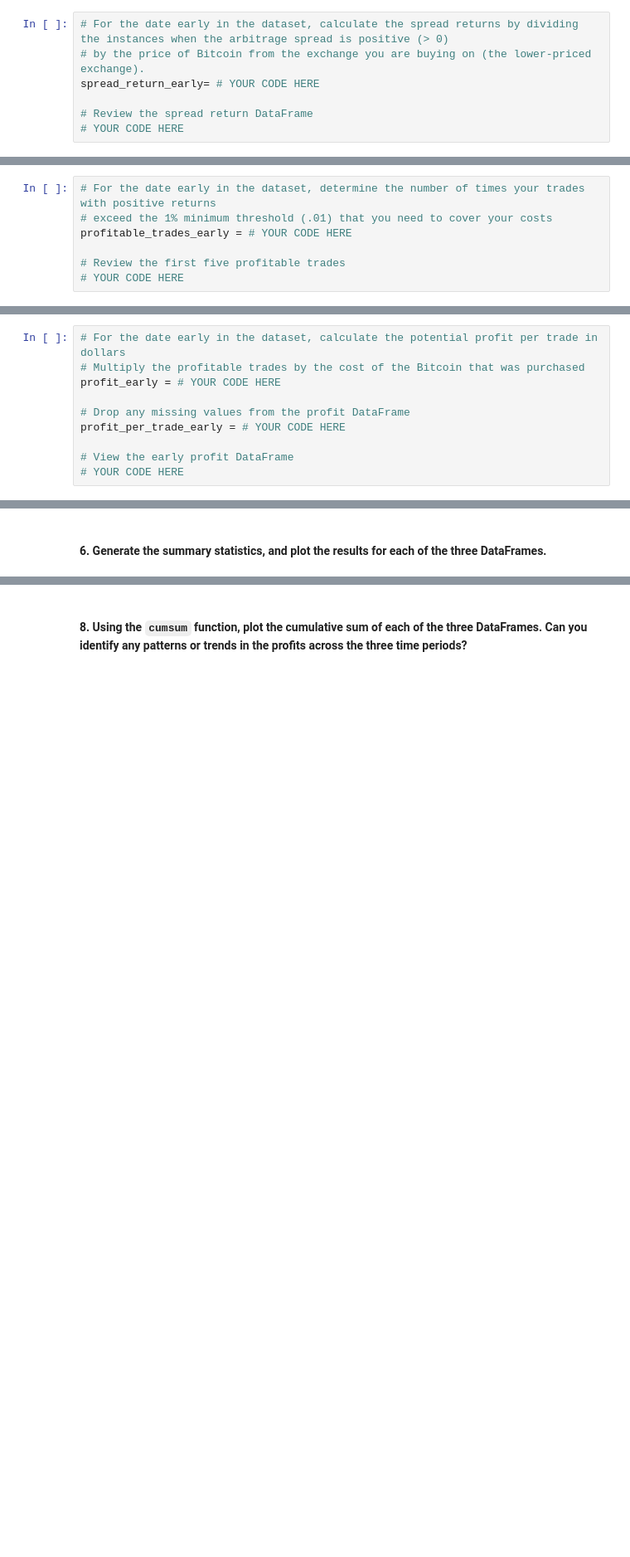
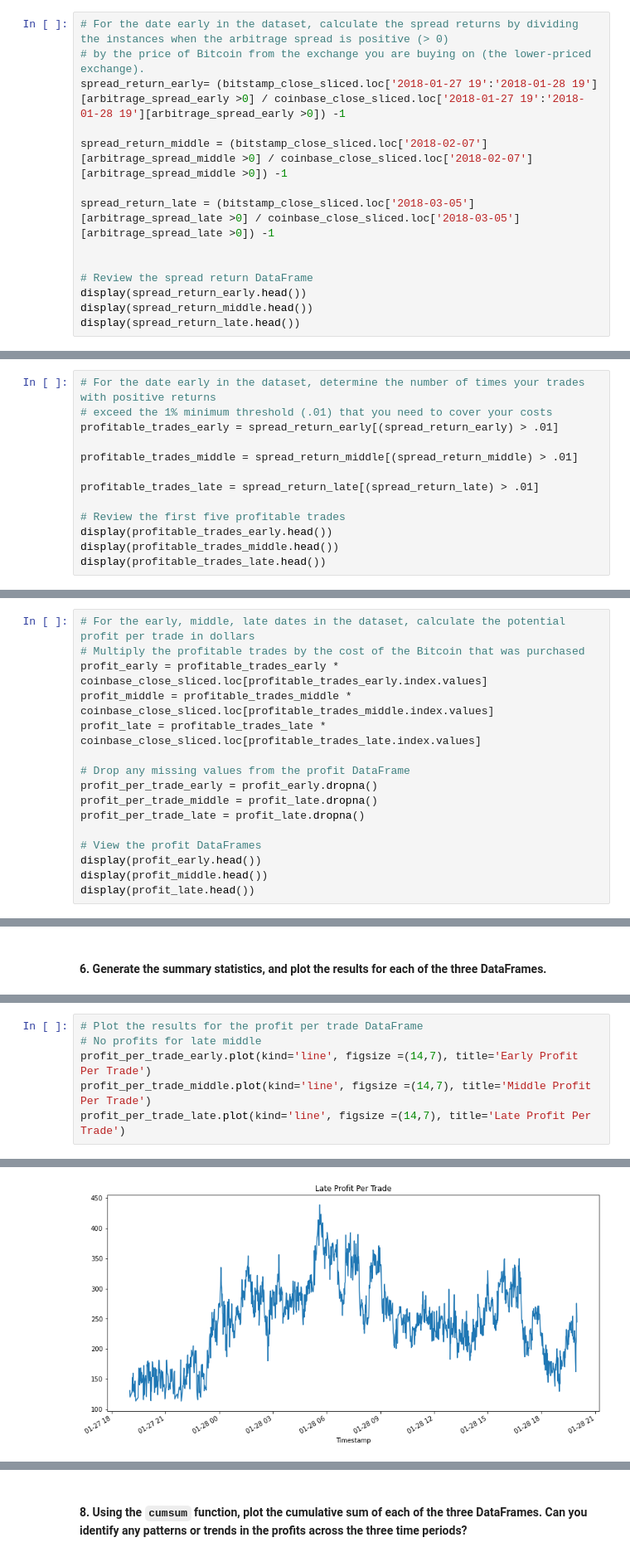
Before and after one commit to Deep4Patel9/fintech_arbitrage_analysis, a Jupyter notebook: crypto_arbitrage.ipynb, the cells around one changed output, grey strips where cells are left out. Shown at 83% size. Saved outputs shown, nothing was run; the diff lists cells and outputs as text; blank space fills up the shorter version.

Commit message:
Completed final analysis of data

```diff
--- a/crypto_arbitrage.ipynb
+++ b/crypto_arbitrage.ipynb
@@ -436,9 +498,16 @@ Name: Close, dtype: float64
 # %%
 # For the date early in the dataset, calculate the spread returns by dividing the instances when the arbitrage spread is positive (> 0)
 # by the price of Bitcoin from the exchange you are buying on (the lower-priced exchange).
-spread_return_early= # YOUR CODE HERE
+spread_return_early= (bitstamp_close_sliced.loc['2018-01-27 19':'2018-01-28 19'][arbitrage_spread_early >0] / coinbase_close_sliced.loc['2018-01-27 19':'2018-01-28 19'][arbitrage_spread_early >0]) -1
+
+spread_return_middle = (bitstamp_close_sliced.loc['2018-02-07'][arbitrage_spread_middle >0] / coinbase_close_sliced.loc['2018-02-07'][arbitrage_spread_middle >0]) -1
+
+spread_return_late = (bitstamp_close_sliced.loc['2018-03-05'][arbitrage_spread_late >0] / coinbase_close_sliced.loc['2018-03-05'][arbitrage_spread_late >0]) -1
+
 
 # Review the spread return DataFrame
-# YOUR CODE HERE
+display(spread_return_early.head())
+display(spread_return_middle.head())
+display(spread_return_late.head())
 # %% [output]
 Timestamp
@@ -453,9 +534,15 @@ Name: Close, dtype: float64
 # %%
 # For the date early in the dataset, determine the number of times your trades with positive returns
 # exceed the 1% minimum threshold (.01) that you need to cover your costs
-profitable_trades_early = # YOUR CODE HERE
+profitable_trades_early = spread_return_early[(spread_return_early) > .01]
+
+profitable_trades_middle = spread_return_middle[(spread_return_middle) > .01]
+
+profitable_trades_late = spread_return_late[(spread_return_late) > .01]
 
 # Review the first five profitable trades
-# YOUR CODE HERE
+display(profitable_trades_early.head())
+display(profitable_trades_middle.head())
+display(profitable_trades_late.head())
 # %% [output]
 Timestamp
@@ -486,12 +591,18 @@ Name: Close, dtype: float64
 # %%
-# For the date early in the dataset, calculate the potential profit per trade in dollars
+# For the early, middle, late dates in the dataset, calculate the potential profit per trade in dollars
 # Multiply the profitable trades by the cost of the Bitcoin that was purchased
-profit_early = # YOUR CODE HERE
+profit_early = profitable_trades_early * coinbase_close_sliced.loc[profitable_trades_early.index.values]
+profit_middle = profitable_trades_middle * coinbase_close_sliced.loc[profitable_trades_middle.index.values]
+profit_late = profitable_trades_late * coinbase_close_sliced.loc[profitable_trades_late.index.values]
 
 # Drop any missing values from the profit DataFrame
-profit_per_trade_early = # YOUR CODE HERE
+profit_per_trade_early = profit_early.dropna()
+profit_per_trade_middle = profit_late.dropna()
+profit_per_trade_late = profit_late.dropna()
 
-# View the early profit DataFrame
-# YOUR CODE HERE
+# View the profit DataFrames
+display(profit_early.head())
+display(profit_middle.head())
+display(profit_late.head())
 # %% [output]
 Timestamp
@@ -524,0 +652,7 @@ Name: Close, dtype: float64
+# %%
+# Plot the results for the profit per trade DataFrame
+# No profits for late middle
+profit_per_trade_early.plot(kind='line', figsize =(14,7), title='Early Profit Per Trade')
+profit_per_trade_middle.plot(kind='line', figsize =(14,7), title='Middle Profit Per Trade')
+profit_per_trade_late.plot(kind='line', figsize =(14,7), title='Late Profit Per Trade')
+# %% [output]
@@ -525 +660,2 @@ Name: Close, dtype: float64
+[figure, added]
 # %%
```
Also changed, not shown: parts of 32 cells of this notebook.
